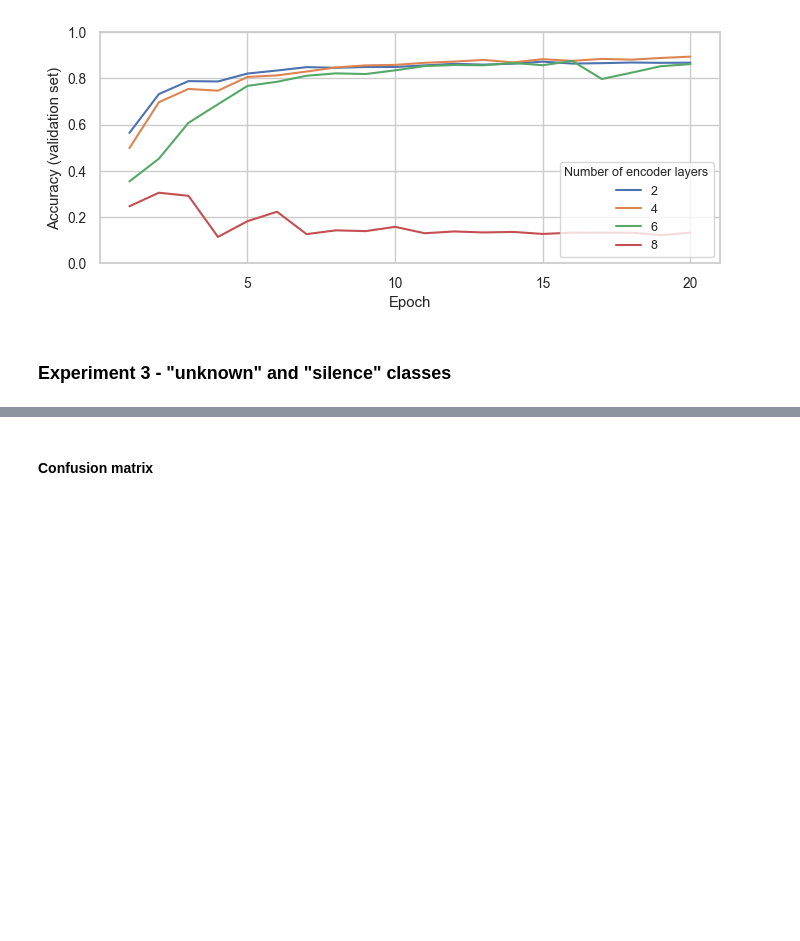
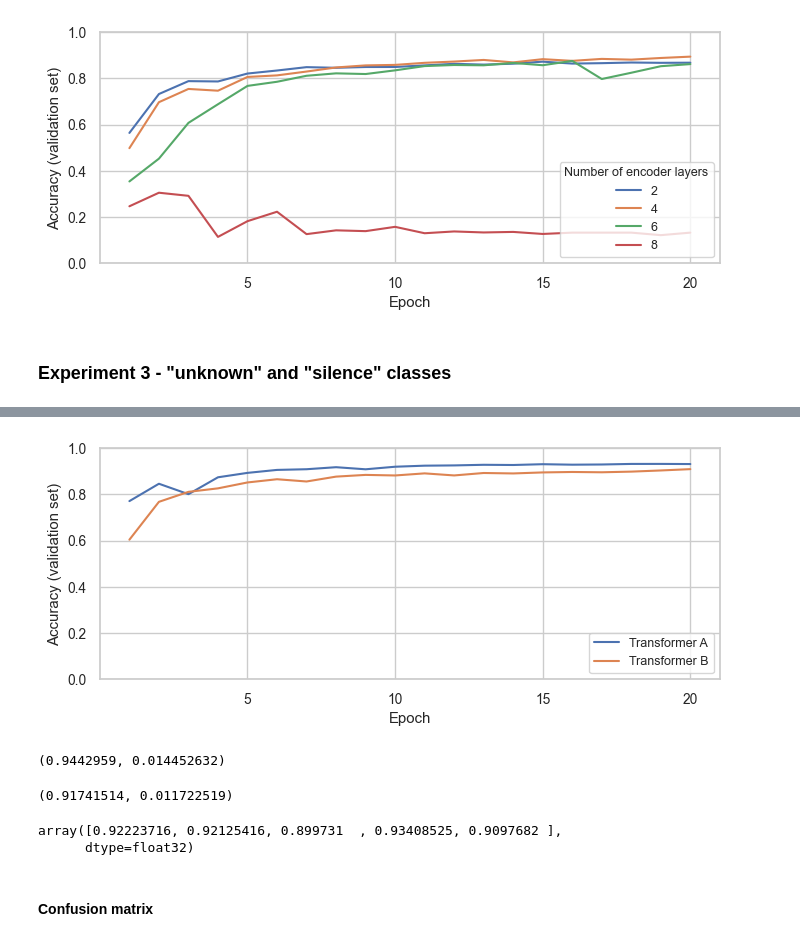
Before and after one commit to zakrzewow/DeepLearning2024, a Jupyter notebook: project2/experiments.ipynb, the cells around one changed output, grey strips where cells are left out. Cells and saved outputs as stored; diff of their text form; code cells hidden in the pictures; blank space fills up the shorter version.

Commit message:
project2 experiment3 results

```diff
--- a/project2/experiments.ipynb
+++ b/project2/experiments.ipynb
@@ -636,3 +641,7 @@ summary(experiment3_results)
+# %%
+epoch_plot_accuracy(experiment3_results, "", "experiment3.png")
+# %% [output]
+[figure, added]
 # %%
 arrs = []
 for _, labels in DS_TRAIN:
@@ -662,3 +672,8 @@ print(acc_list.mean(), acc_list.std())
+# %%
+# accuracy train set
+acc_list.mean(), acc_list.std()
+# %% [output]
+(0.9442959, 0.014452632)
 # %%
 arrs = []
 for _, labels in DS_VALID:
@@ -687,0 +704,11 @@ print(acc_list.mean(), acc_list.std())
+# %%
+# accuracy validation set
+acc_list_valid.mean(), acc_list_valid.std()
+# %% [output]
+(0.91741514, 0.011722519)
+# %%
+# the best model is 4th model
+acc_list_valid
+# %% [output]
+array([0.92223716, 0.92125416, 0.899731  , 0.93408525, 0.9097682 ],
+      dtype=float32)
```
Also changed, not shown: parts of 6 cells of this notebook, 6 other files.
